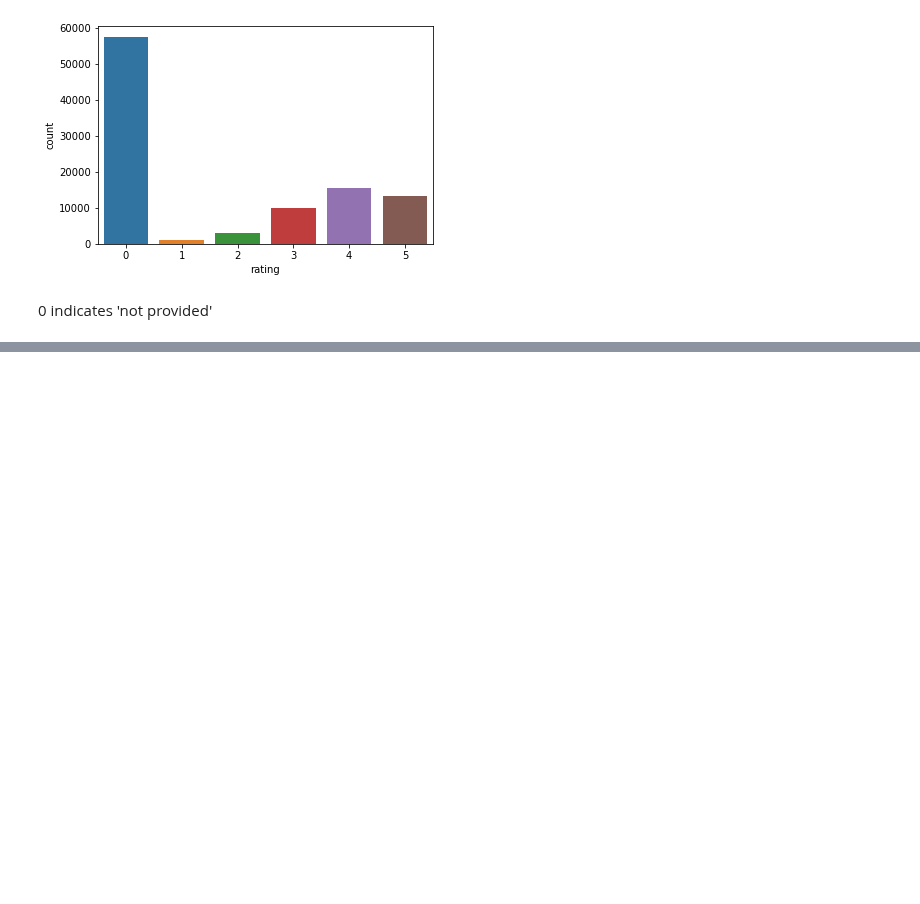
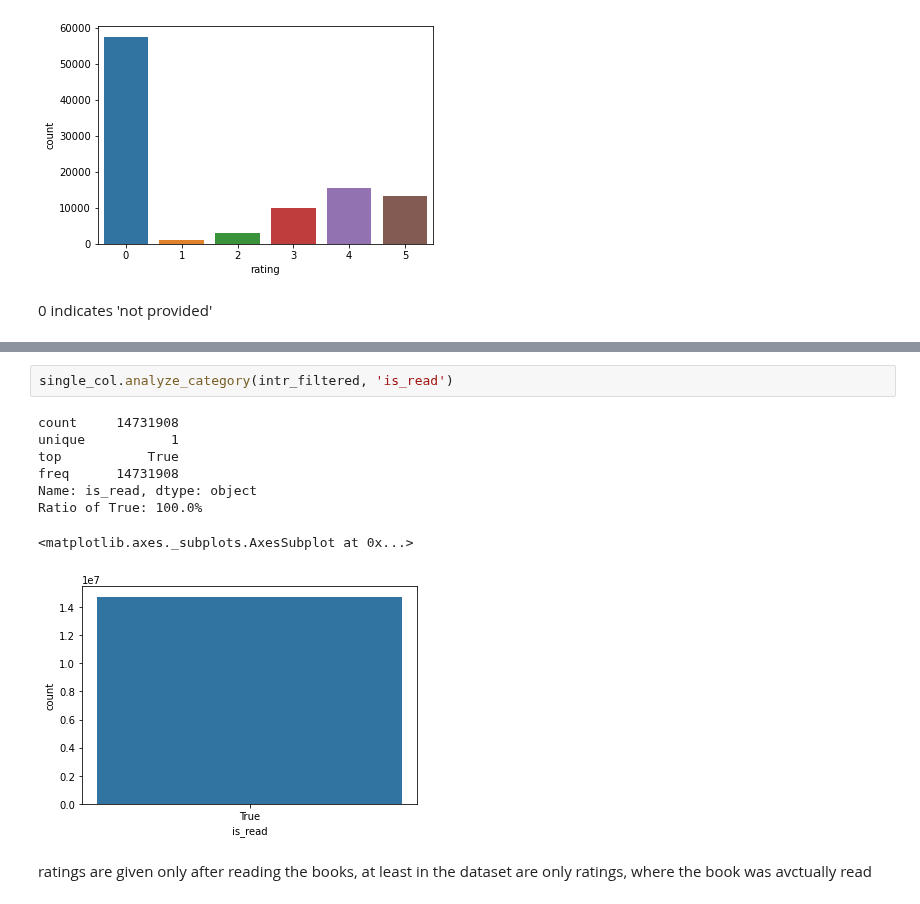
Before and after one commit to Pomichal/oznal-project, a Jupyter notebook: notebooks/DataAnalysis.ipynb, the cells around one changed output, grey strips where cells are left out. Cells and saved outputs as stored; diff of their text form; blank space fills up the shorter version.

```diff
--- a/notebooks/DataAnalysis.ipynb
+++ b/notebooks/DataAnalysis.ipynb
@@ -1023,0 +1080,13 @@ author: number of books, average rating, number of ratings(?), ...
+# %%
+single_col.analyze_category(intr_filtered, 'is_read')
+# %% [output]
+count     14731908
+unique           1
+top           True
+freq      14731908
+Name: is_read, dtype: object
+Ratio of True: 100.0%
+<matplotlib.axes._subplots.AxesSubplot at 0x...>
+[figure, added]
+# %% [markdown]
+ratings are given only after reading the books, at least in the dataset are only ratings, where the book was avctually read
```
Also changed, not shown: parts of 9 cells of this notebook, 5 other files.
